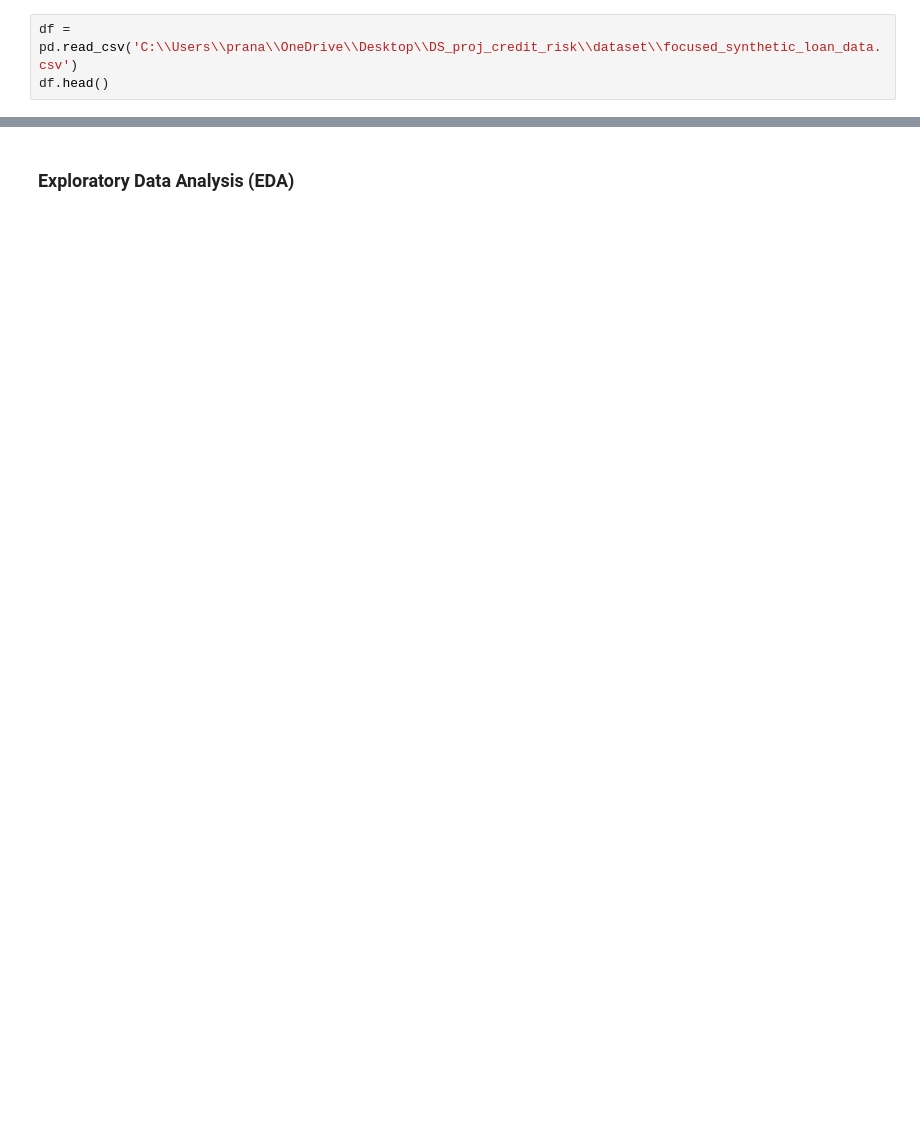
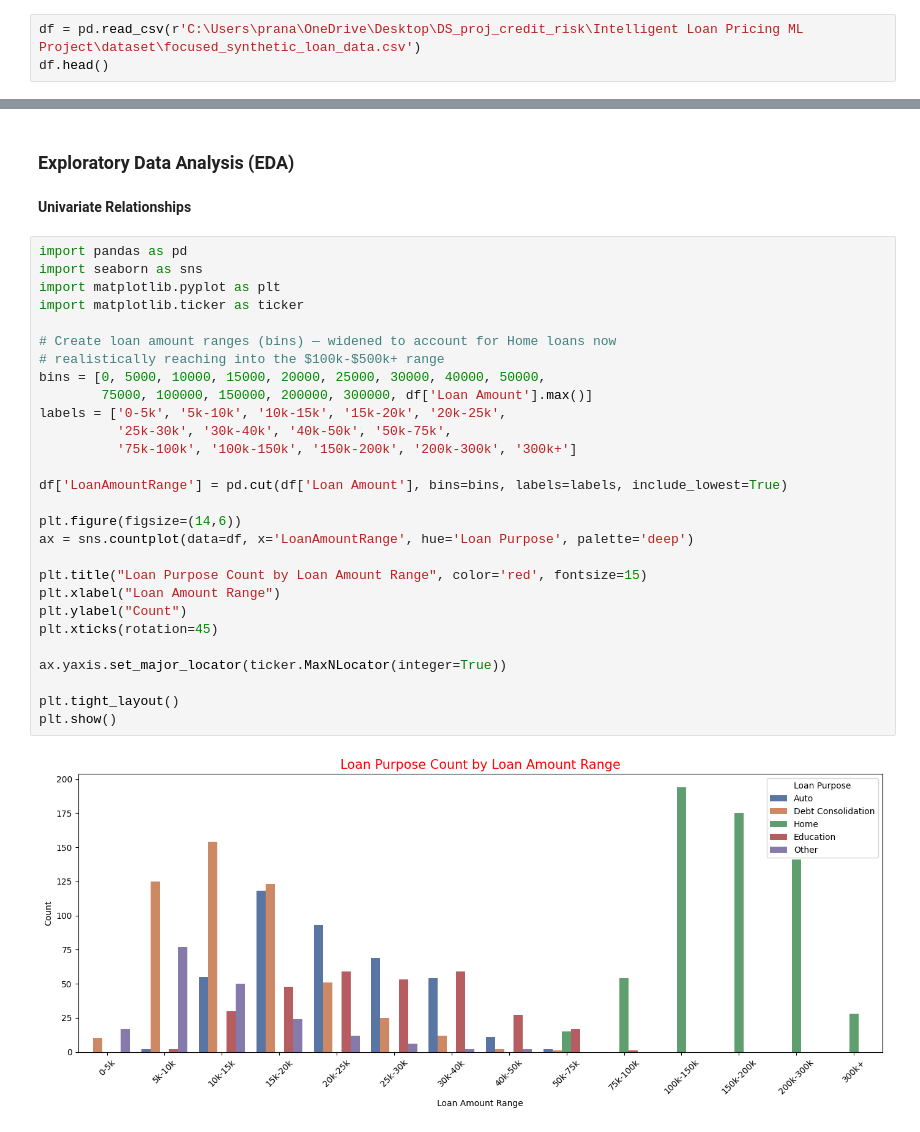
Before and after one commit to pranu-05/Intelligent-Loan-Pricing-ML-Project, a Jupyter notebook: loan_approved_predictor_notebook.ipynb, the cells around one changed output, grey strips where cells are left out. Cells and saved outputs as stored; diff of their text form; blank space fills up the shorter version.

Commit message:
2nd check: Added EDA graphs

```diff
--- a/loan_approved_predictor_notebook.ipynb
+++ b/loan_approved_predictor_notebook.ipynb
@@ -92,5 +92,5 @@ Display:
 * Data Types
 * Rename Columns
 # %%
-df = pd.read_csv('C:\\Users\\prana\\OneDrive\\Desktop\\DS_proj_credit_risk\\dataset\\focused_synthetic_loan_data.csv')
+df = pd.read_csv(r'C:\Users\prana\OneDrive\Desktop\DS_proj_credit_risk\Intelligent Loan Pricing ML Project\dataset\focused_synthetic_loan_data.csv')
 df.head()
@@ -164,2 +330,34 @@ df["Education Level"].value_counts()
 # %% [markdown]
 ### **Exploratory Data Analysis (EDA)**
+# %% [markdown]
+**Univariate Relationships**
+# %%
+import pandas as pd
+import seaborn as sns
+import matplotlib.pyplot as plt
+import matplotlib.ticker as ticker
+
+# Create loan amount ranges (bins) — widened to account for Home loans now
+# realistically reaching into the $100k-$500k+ range
+bins = [0, 5000, 10000, 15000, 20000, 25000, 30000, 40000, 50000,
+        75000, 100000, 150000, 200000, 300000, df['Loan Amount'].max()]
+labels = ['0-5k', '5k-10k', '10k-15k', '15k-20k', '20k-25k',
+          '25k-30k', '30k-40k', '40k-50k', '50k-75k',
+          '75k-100k', '100k-150k', '150k-200k', '200k-300k', '300k+']
+
+df['LoanAmountRange'] = pd.cut(df['Loan Amount'], bins=bins, labels=labels, include_lowest=True)
+
+plt.figure(figsize=(14,6))
+ax = sns.countplot(data=df, x='LoanAmountRange', hue='Loan Purpose', palette='deep')
+
+plt.title("Loan Purpose Count by Loan Amount Range", color='red', fontsize=15)
+plt.xlabel("Loan Amount Range")
+plt.ylabel("Count")
+plt.xticks(rotation=45)
+
+ax.yaxis.set_major_locator(ticker.MaxNLocator(integer=True))
+
+plt.tight_layout()
+plt.show()
+# %% [output]
+[figure, added]
```
Also changed, not shown: parts of 23 cells of this notebook.
